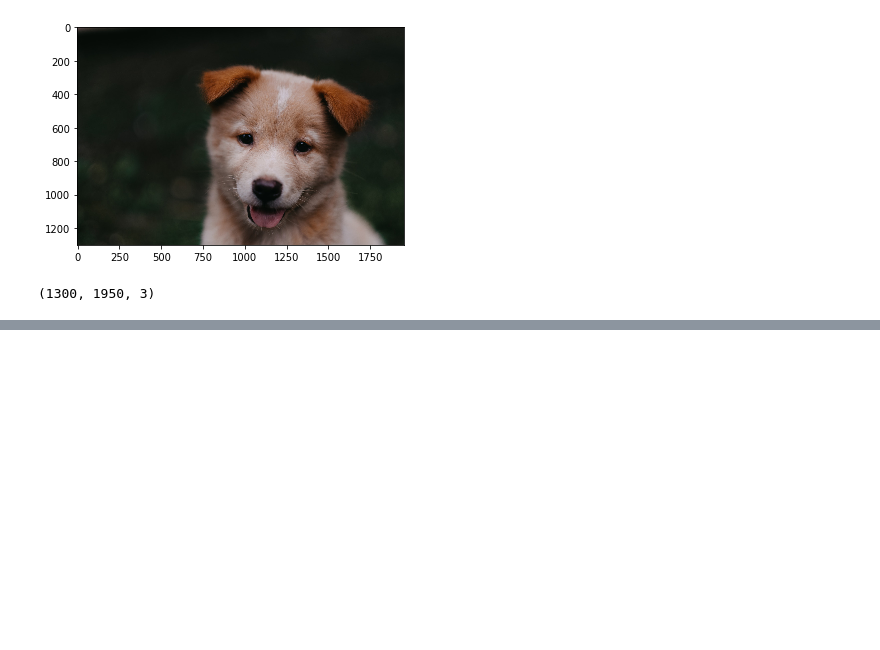
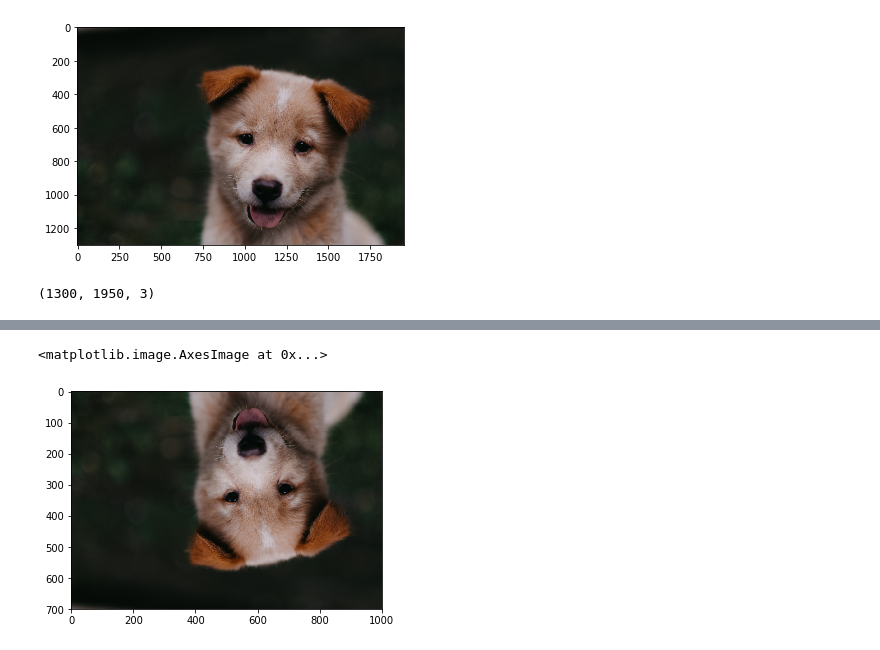
Before and after one commit to bolof2000/Object-Detector, a Jupyter notebook: OPENCV_library.ipynb, the cells around one changed output, grey strips where cells are left out. Saved outputs shown, nothing was run; the diff lists cells and outputs as text; code cells hidden in the pictures; blank space fills up the shorter version.

```diff
--- a/OPENCV_library.ipynb
+++ b/OPENCV_library.ipynb
@@ -34,0 +56,5 @@ fix_img.shape
+# %%
+plt.imshow(resize_img)
+# %% [output]
+<matplotlib.image.AxesImage at 0x...>
+[figure, added]
```
Also changed, not shown: parts of 6 cells of this notebook, 6 other files.
